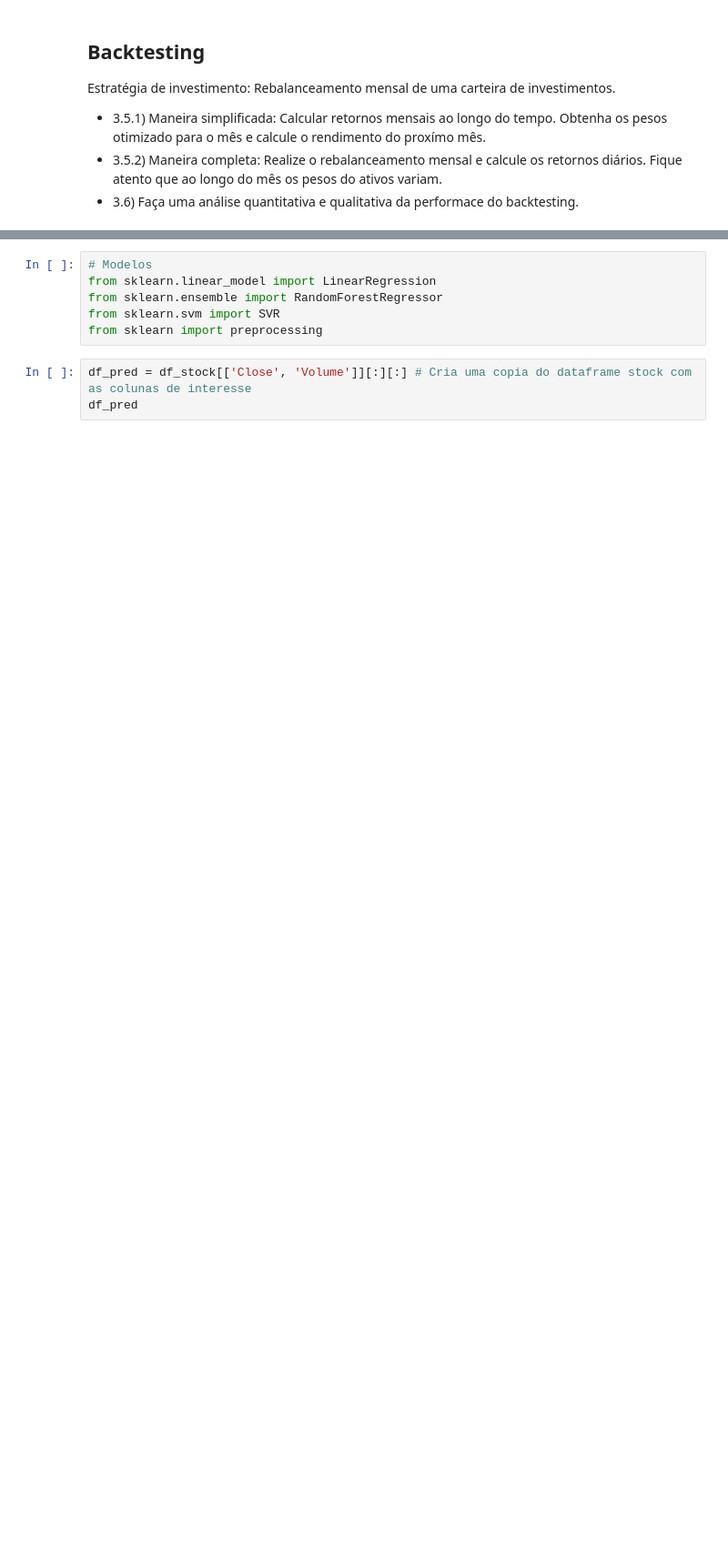
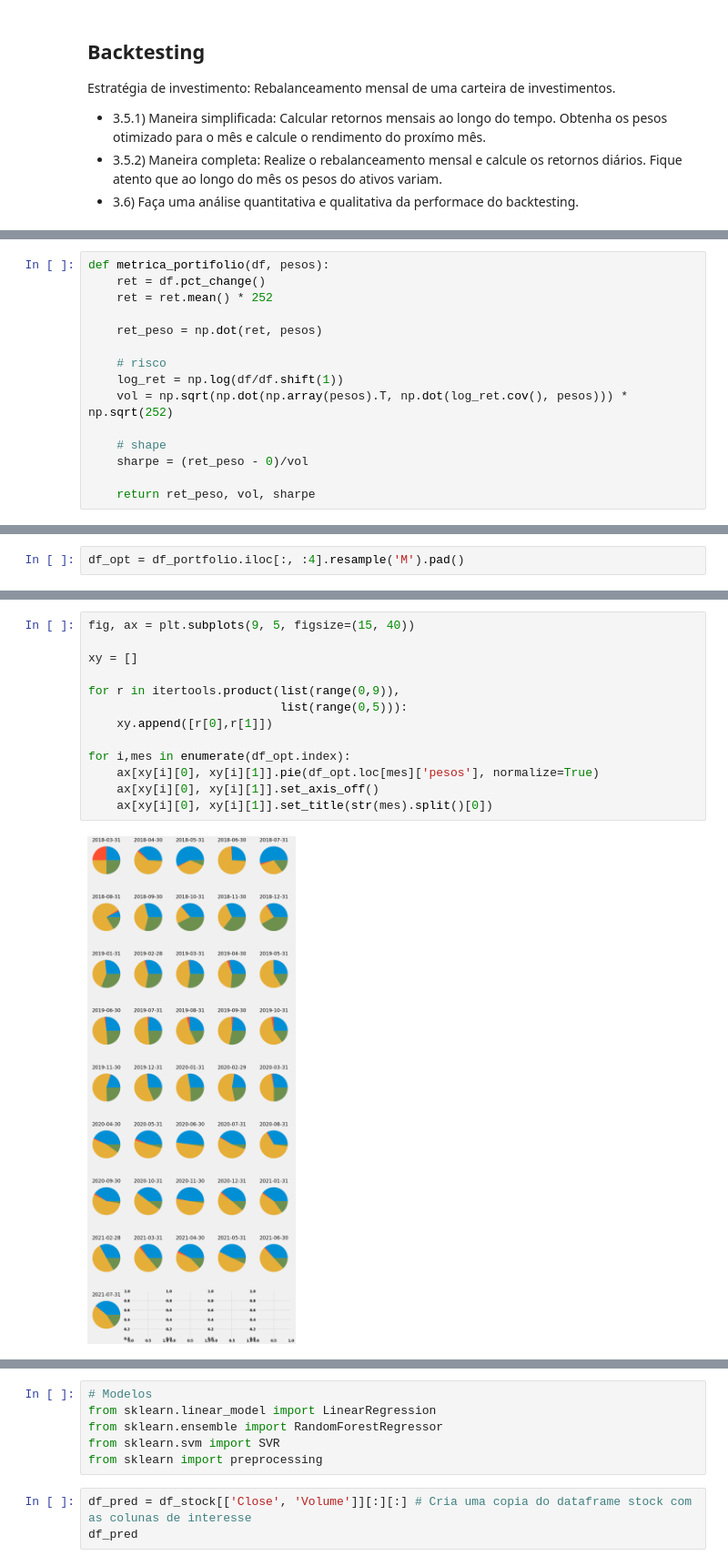
Before and after one commit to lhndsp/Quant-basics, a Jupyter notebook: quant-basics.ipynb, the cells around one changed output, grey strips where cells are left out. Shown at 91% size. Saved outputs shown, nothing was run; the diff lists cells and outputs as text; blank space fills up the shorter version.

```diff
--- a/quant-basics.ipynb
+++ b/quant-basics.ipynb
@@ -675,0 +669,15 @@ df_bt
+# %%
+def metrica_portifolio(df, pesos):
+    ret = df.pct_change()
+    ret = ret.mean() * 252
+
+    ret_peso = np.dot(ret, pesos)
+
+    # risco
+    log_ret = np.log(df/df.shift(1))
+    vol = np.sqrt(np.dot(np.array(pesos).T, np.dot(log_ret.cov(), pesos))) * np.sqrt(252)
+
+    # shape
+    sharpe = (ret_peso - 0)/vol
+
+    return ret_peso, vol, sharpe
@@ -675,0 +708,2 @@ df_bt
+# %%
+df_opt = df_portfolio.iloc[:, :4].resample('M').pad()
@@ -675,0 +718,15 @@ df_bt
+# %%
+fig, ax = plt.subplots(9, 5, figsize=(15, 40))
+
+xy = []
+
+for r in itertools.product(list(range(0,9)),
+                           list(range(0,5))):
+    xy.append([r[0],r[1]])
+
+for i,mes in enumerate(df_opt.index):
+    ax[xy[i][0], xy[i][1]].pie(df_opt.loc[mes]['pesos'], normalize=True)
+    ax[xy[i][0], xy[i][1]].set_axis_off()
+    ax[xy[i][0], xy[i][1]].set_title(str(mes).split()[0])
+# %% [output]
+[figure, added]
```
Also changed, not shown: parts of 34 cells of this notebook.
